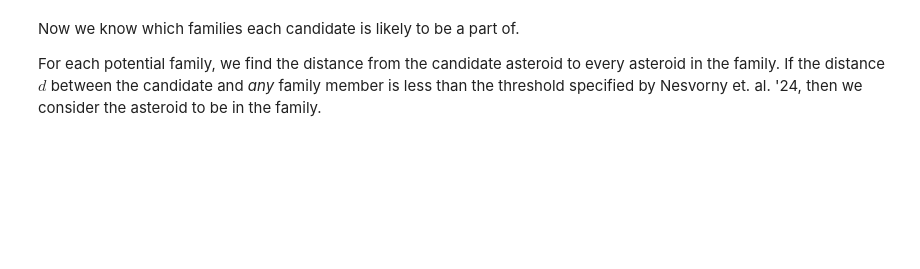
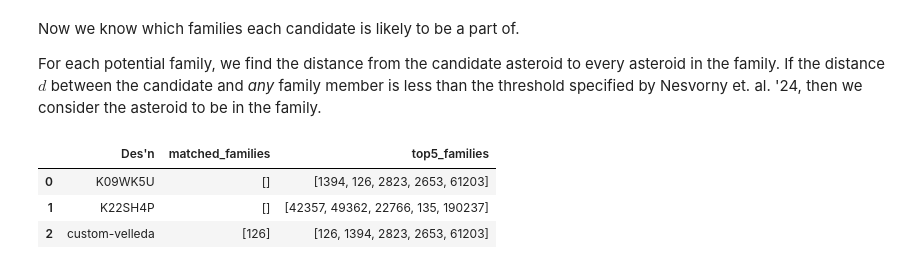
Before and after one commit to YangShen31/proper_elements_prediction, a Jupyter notebook: full_pipeline.ipynb, the cells around one changed output. Saved outputs shown, nothing was run; the diff lists cells and outputs as text; code cells hidden in the pictures; blank space fills up the shorter version.

```diff
--- a/full_pipeline.ipynb
+++ b/full_pipeline.ipynb
@@ -344,78 +401,49 @@ Now we know which families each candidate is likely to be a part of.
 
 For each potential family, we find the distance from the candidate asteroid to every asteroid in the family. If the distance $d$ between the candidate and *any* family member is less than the threshold specified by Nesvorny et. al. '24, then we consider the asteroid to be in the family.
 # %%
-column_names = ['propa', 'prope', 'propsini', 'g', 's', 'H', 'NumOpps', 'PackedName', 'UnpackedName']
+# Now compare each candidate asteroid against all the family members in the top 5 families it is closest to
+# if it is closer than the d threshold of any family, we assume it is in that family
 
-family_file_map = {
-	f.stem.split("_")[1]: f
-	for f in filenames
-}
-
-d_cutoff_map = (
-	df_d.assign(Number=df_d["Number"].astype(str))
-		.set_index("Number")["HCM Cut"]
-		.to_dict()
-)
-
-df_lookup = df[["Des'n", "a", "prope", "propsini"]].copy()
-
-family_data = {}
-
-for family_number, file_path in family_file_map.items():
-	if family_number not in d_cutoff_map:
-		continue
-
-	df_family = pd.read_csv(
-		file_path,
-		header=None,
-		names=column_names
-	)
-
-	df_family = df_family[["PackedName"]]
-
-	fam = df_family.merge(
-		df_lookup,
-		left_on="PackedName",
-		right_on="Des'n",
-		how="inner"
-	)
-
-	if fam.empty:
-		continue
-
-	family_data[family_number] = {
-		"a": fam["a"].to_numpy(float),
-		"e": fam["prope"].to_numpy(float),
-		"sini": fam["propsini"].to_numpy(float),
-		"d_cutoff": d_cutoff_map[family_number],
-	}
+top5_families_all = []
 matched_families_all = []
 
-for ast_a, ast_prope, ast_propsini, top5_families in zip(
-	merged_df["a"].to_numpy(float),
-	merged_df["pred_e"].to_numpy(float),
-	merged_df["pred_sini"].to_numpy(float),
-	results_df["top5_families"]
-):
+for i,ast in fam_dists_df.iterrows():
+	# get the row in merged_df which corresponds to this candidate (assume there is only 1)
+	ast_elements = merged_df.loc[merged_df["Des'n"] == ast["Des'n"]].iloc[0]
+	ast_a = ast_elements["a"]
+	ast_prope = ast_elements["pred_e"]
+	ast_propsini = ast_elements["pred_sini"]
+
+	# get all columsn after the first, make sure they are floats, get the 5 smallest distances, then get column names
+	top5_families = ast.iloc[1:].astype("float").nsmallest(n=5).index
+	top5_families_all.append(top5_families.to_list())
+
 	matched_families = []
-
+	# print("\n", ast["Des'n"])
 	for family_number in top5_families:
-		family_number = str(family_number)
 
 		if family_number not in family_data:
 			continue
 
 		fam = family_data[family_number]
 
 		da = fam["a"] - ast_a
 		de = fam["e"] - ast_prope
 		dsini = fam["sini"] - ast_propsini
 
 		d = calculate_d(ast_a, da, de, dsini)
 
-		if np.any(d <= fam["d_cutoff"]):
+		# print(family_number, np.min(d), fam["d_cutoff"])
+
+		if np.min(d) <= fam["d_cutoff"]:
 			matched_families.append(family_number)
 
 	matched_families_all.append(matched_families)
 
-results_df["matched_families"] = matched_families_all
+results_df = pd.DataFrame({"Des'n": fam_dists_df["Des'n"].tolist(), "matched_families":matched_families_all, "top5_families": top5_families_all})
+results_df
+# %% [output]
+|  | Des'n | matched_families | top5_families |
+| 0 | K09WK5U | [] | [1394, 126, 2823, 2653, 61203] |
+| 1 | K22SH4P | [] | [42357, 49362, 22766, 135, 190237] |
+| 2 | custom-velleda | [126] | [126, 1394, 2823, 2653, 61203] |
```
Also changed, not shown: parts of 9 cells of this notebook, 11 other files.
